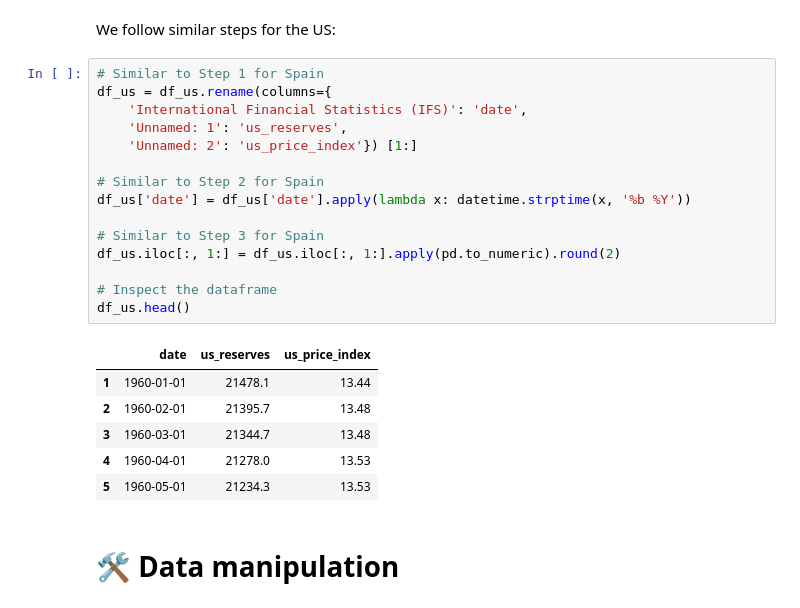
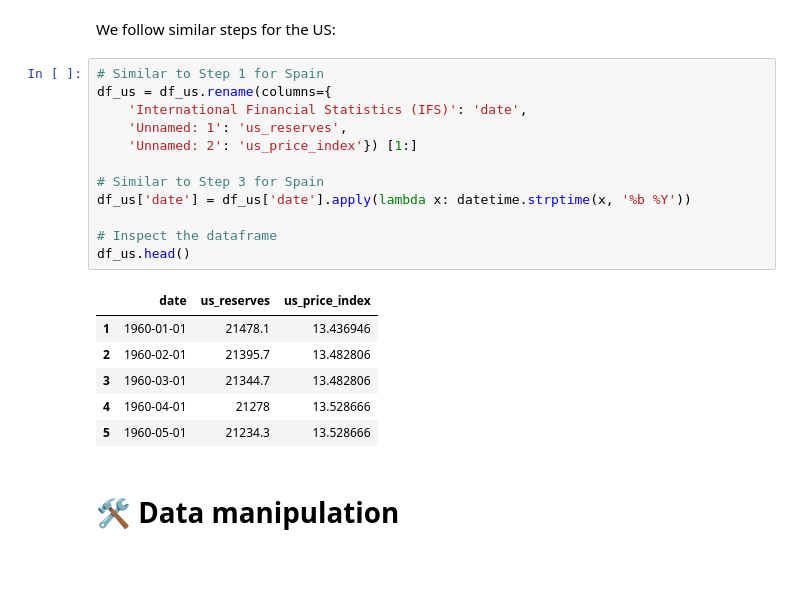
Before and after one commit to ruikai30/ec1b1_group_10, a Jupyter notebook: notebook.ipynb, the cells around one changed output. Saved outputs shown, nothing was run; the diff lists cells and outputs as text; blank space fills up the shorter version.

```diff
--- a/notebook.ipynb
+++ b/notebook.ipynb
@@ -109,25 +105,22 @@ We follow similar steps for the US:
 # %%
 # Similar to Step 1 for Spain
 df_us = df_us.rename(columns={
     'International Financial Statistics (IFS)': 'date',
     'Unnamed: 1': 'us_reserves',
     'Unnamed: 2': 'us_price_index'}) [1:]
 
-# Similar to Step 2 for Spain
+# Similar to Step 3 for Spain
 df_us['date'] = df_us['date'].apply(lambda x: datetime.strptime(x, '%b %Y'))
-
-# Similar to Step 3 for Spain
-df_us.iloc[:, 1:] = df_us.iloc[:, 1:].apply(pd.to_numeric).round(2)
 
 # Inspect the dataframe
 df_us.head()
 # %% [output]
 |  | date | us_reserves | us_price_index |
-| 1 | 1960-01-01 | 21478.1 | 13.44 |
-| 2 | 1960-02-01 | 21395.7 | 13.48 |
-| 3 | 1960-03-01 | 21344.7 | 13.48 |
-| 4 | 1960-04-01 | 21278.0 | 13.53 |
-| 5 | 1960-05-01 | 21234.3 | 13.53 |
+| 1 | 1960-01-01 | 21478.1 | 13.436946 |
+| 2 | 1960-02-01 | 21395.7 | 13.482806 |
+| 3 | 1960-03-01 | 21344.7 | 13.482806 |
+| 4 | 1960-04-01 | 21278 | 13.528666 |
+| 5 | 1960-05-01 | 21234.3 | 13.528666 |
 # %% [markdown]
 # 🛠 **Data manipulation**
 # %% [markdown]
```
Also changed, not shown: parts of 23 cells of this notebook.
